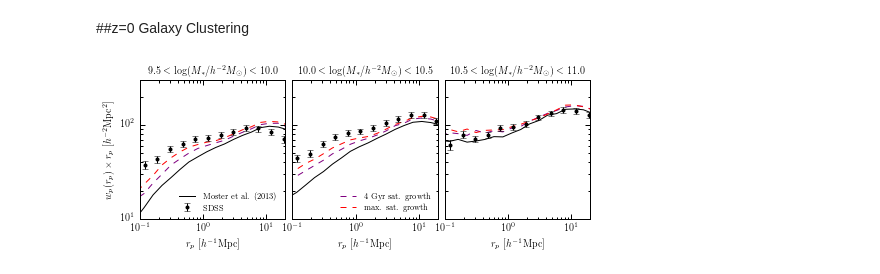
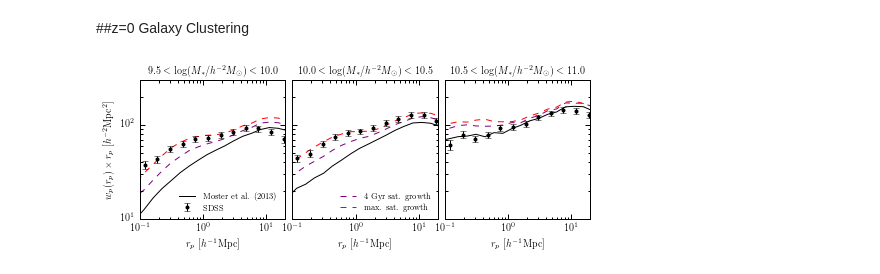
Before and after one commit to duncandc/Clustering_Crisis, a Jupyter notebook: notebooks/Satellite_Growth.ipynb, the cells around one changed output. Drawn from its saved outputs; the diff is of its cells as text; code cells hidden in the pictures.

```diff
--- a/notebooks/Satellite_Growth.ipynb
+++ b/notebooks/Satellite_Growth.ipynb
@@ -29,0 +39,5 @@ InvalidCacheLogEntry: The following input fname does not exist:
+# %%
+#replace with some halo properties custom properties
+halocat.halo_table['halo_mpeak'] = add_halo_props['halo_mpeak_prime']
+halocat.halo_table['halo_acc_scale'] = add_halo_props['halo_prime_acc_scale_2']
+halocat.halo_table['halo_mpeak_scale'] = add_halo_props['halo_mpeak_prime_scale']
@@ -55,18 +127,0 @@ composite_model = SubhaloModelFactory(stellar_mass = mstar_model,
-# %%
-from SMHM_model_components import Yang12SmHm, Bell_to_Blanton
-
-#build model
-prim_haloprop_key =  'halo_mpeak180b'
-mstar_model = Yang12SmHm(redshift=0.0, prim_haloprop_key=prim_haloprop_key)
-mstar_model.littleh = 1.0
-mstar_model._m_conv_factor = 1.0#1.1
-mstar_model._mstar_conv_factor = 0.7
-additional_halo_properties = HaloProps()
-mstar_conv = Bell_to_Blanton()
-composite_model_4 = SubhaloModelFactory(stellar_mass = mstar_model,
-                                        haloprops = additional_halo_properties,
-                                        galaxy_selection_func = galaxy_selection_func,
-                                        stellar_mass_conversion = mstar_conv,
-                                        model_feature_calling_sequence = ('haloprops','stellar_mass','stellar_mass_conversion'))
-composite_model_4.param_dict['scatter_model_param1'] =  0.173
-composite_model_4.param_dict['c'] =  1.0 #consistent with confidence interval
@@ -447,25 +620,25 @@ wp_a = np.zeros((3,24))
 wp_b = np.zeros((3,24))
 wp_c = np.zeros((3,24))
 
-wp_a[0] = calculate_wp(mock_a, rp_bins, pi_max=40.0, Lbox=halocat.Lbox,
+wp_a[0] = calculate_wp(mock_3a, rp_bins, pi_max=40.0, Lbox=halocat.Lbox,
                        log_mstar_min=9.5, log_mstar_max =10.0)
-wp_b[0] = calculate_wp(mock_b, rp_bins, pi_max=40.0, Lbox=halocat.Lbox,
+wp_b[0] = calculate_wp(mock_3b, rp_bins, pi_max=40.0, Lbox=halocat.Lbox,
                        log_mstar_min=9.5, log_mstar_max =10.0)
-wp_c[0] = calculate_wp(mock_c, rp_bins, pi_max=40.0, Lbox=halocat.Lbox,
+wp_c[0] = calculate_wp(mock_3c, rp_bins, pi_max=40.0, Lbox=halocat.Lbox,
                        log_mstar_min=9.5, log_mstar_max =10.0)
 
-wp_a[1] = calculate_wp(mock_a, rp_bins, pi_max=40.0, Lbox=halocat.Lbox,
+wp_a[1] = calculate_wp(mock_3a, rp_bins, pi_max=40.0, Lbox=halocat.Lbox,
                        log_mstar_min=10.0, log_mstar_max =10.5)
-wp_b[1] = calculate_wp(mock_b, rp_bins, pi_max=40.0, Lbox=halocat.Lbox,
+wp_b[1] = calculate_wp(mock_3b, rp_bins, pi_max=40.0, Lbox=halocat.Lbox,
                        log_mstar_min=10.0, log_mstar_max =10.5)
-wp_c[1] = calculate_wp(mock_c, rp_bins, pi_max=40.0, Lbox=halocat.Lbox,
+wp_c[1] = calculate_wp(mock_3c, rp_bins, pi_max=40.0, Lbox=halocat.Lbox,
                        log_mstar_min=10.0, log_mstar_max =10.5)
 
-wp_a[2] = calculate_wp(mock_a, rp_bins, pi_max=40.0, Lbox=halocat.Lbox,
+wp_a[2] = calculate_wp(mock_3a, rp_bins, pi_max=40.0, Lbox=halocat.Lbox,
                        log_mstar_min=10.5, log_mstar_max =11.0)
-wp_b[2] = calculate_wp(mock_b, rp_bins, pi_max=40.0, Lbox=halocat.Lbox,
+wp_b[2] = calculate_wp(mock_3b, rp_bins, pi_max=40.0, Lbox=halocat.Lbox,
                        log_mstar_min=10.5, log_mstar_max =11.0)
-wp_c[2] = calculate_wp(mock_c, rp_bins, pi_max=40.0, Lbox=halocat.Lbox,
+wp_c[2] = calculate_wp(mock_3c, rp_bins, pi_max=40.0, Lbox=halocat.Lbox,
                        log_mstar_min=10.5, log_mstar_max =11.0)
 # %%
 #load SDSS results from Yang 2012
@@ -530,32 +703,32 @@ ax = axes[1]
 p1, = ax.plot(rp_bin_centers, wp_a[1]*rp_bin_centers, '-', color='black', alpha=1)
 p2, = ax.plot(rp_bin_centers, wp_b[1]*rp_bin_centers, '--', color='purple', alpha=1)
 p3, = ax.plot(rp_bin_centers, wp_c[1]*rp_bin_centers, '--', color='red', alpha=1)
 p0 = ax.errorbar(wp_sdss_2[0,:], wp_sdss_2[1,:]*wp_sdss_2[0,:], yerr=err_2*wp_sdss_2[0,:],
                   fmt='o', color='black', ms=4, mec='none')
 
 ax = axes[2]
 p1, = ax.plot(rp_bin_centers, wp_a[2]*rp_bin_centers, '-', color='black', alpha=1)
 p2, = ax.plot(rp_bin_centers, wp_b[2]*rp_bin_centers, '--', color='purple', alpha=1)
 p3, = ax.plot(rp_bin_centers, wp_c[2]*rp_bin_centers, '--', color='red', alpha=1)
 p0 = ax.errorbar(wp_sdss_3[0,:], wp_sdss_3[1,:]*wp_sdss_3[0,:], yerr=err_3*wp_sdss_3[0,:],
                   fmt='o', color='black', ms=4, mec='none')
 
 #add legends
 ax = axes[0]
 ax.legend((p1,p0),
      ('Moster et al. (2013)','SDSS'),
      frameon = False, fontsize=8, loc='lower right', numpoints=1, handletextpad=1)
 
 
 ax = axes[1]
 ax.legend((p2,p3),
     ('4 Gyr sat. growth','max. sat. growth'),
     frameon = False, fontsize=8, loc='lower right', numpoints=1, handletextpad=1)
 
 plt.show()
 
-filepath = './plots/'
+filepath = PROJECT_DIRECTORY + 'figures/'
 filename = 'wp_sat_growth_comparison'
 fig.savefig(filepath+filename+'.pdf', dpi=300)
 # %% [output]
-[figure, old version]
+[figure, new version]
```
Also changed, not shown: parts of 22 cells of this notebook, 3 other files.
